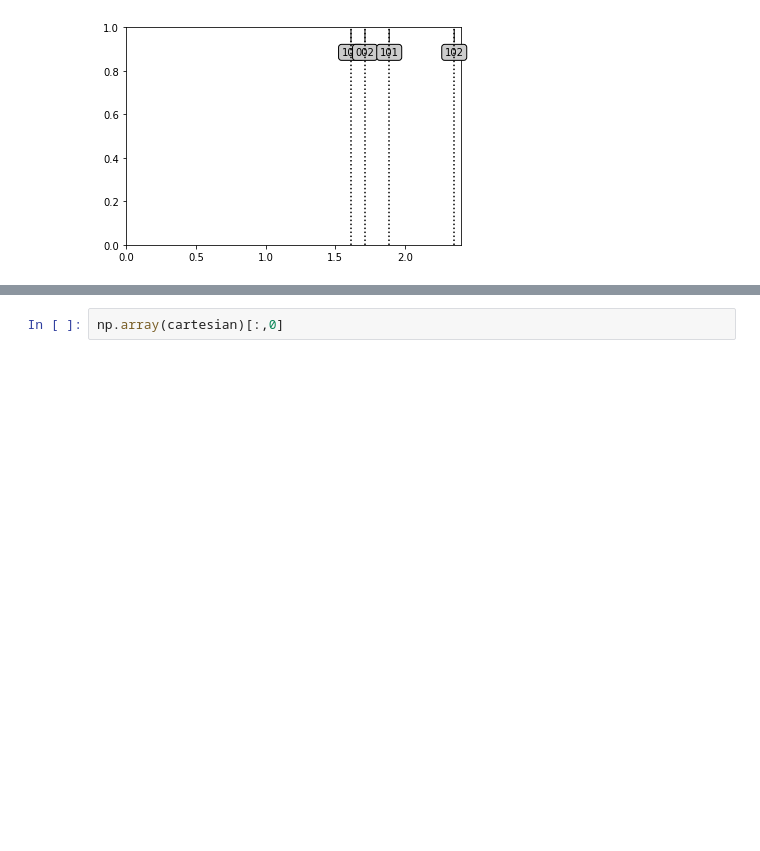
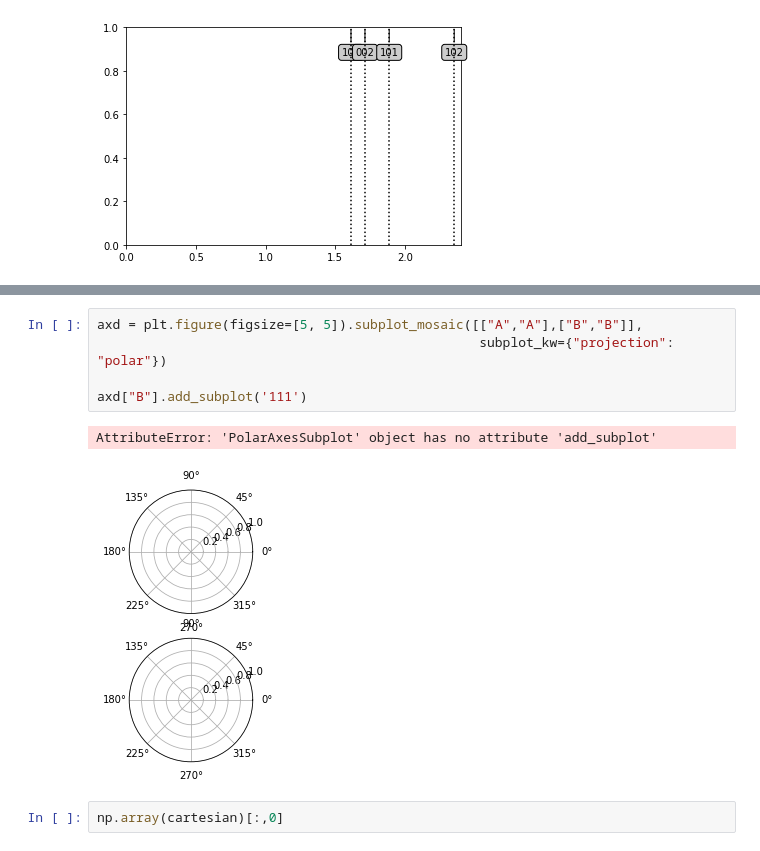
Before and after one commit to Sellberg-lab/Bragg-CDI-ice-analysis, a Jupyter notebook: examples/Analysis_Olof.ipynb, the cells around one changed output, grey strips where cells are left out. Drawn from its saved outputs; the diff is of its cells as text; blank space fills up the shorter version.

```diff
--- a/examples/Analysis_Olof.ipynb
+++ b/examples/Analysis_Olof.ipynb
@@ -400,3 +444,11 @@ add_hkl_to_ax(axd["radius"], add_labels=True)
+# %%
+axd = plt.figure(figsize=[5, 5]).subplot_mosaic([["A","A"],["B","B"]],
+                                                 subplot_kw={"projection": "polar"})
+
+axd["B"].add_subplot('111')
+# %% [output]
+AttributeError: 'PolarAxesSubplot' object has no attribute 'add_subplot'
+[figure, added]
 # %%
 np.array(cartesian)[:,0]
 # %% [output]
```
Also changed, not shown: parts of 2 cells of this notebook, 1 other file.
